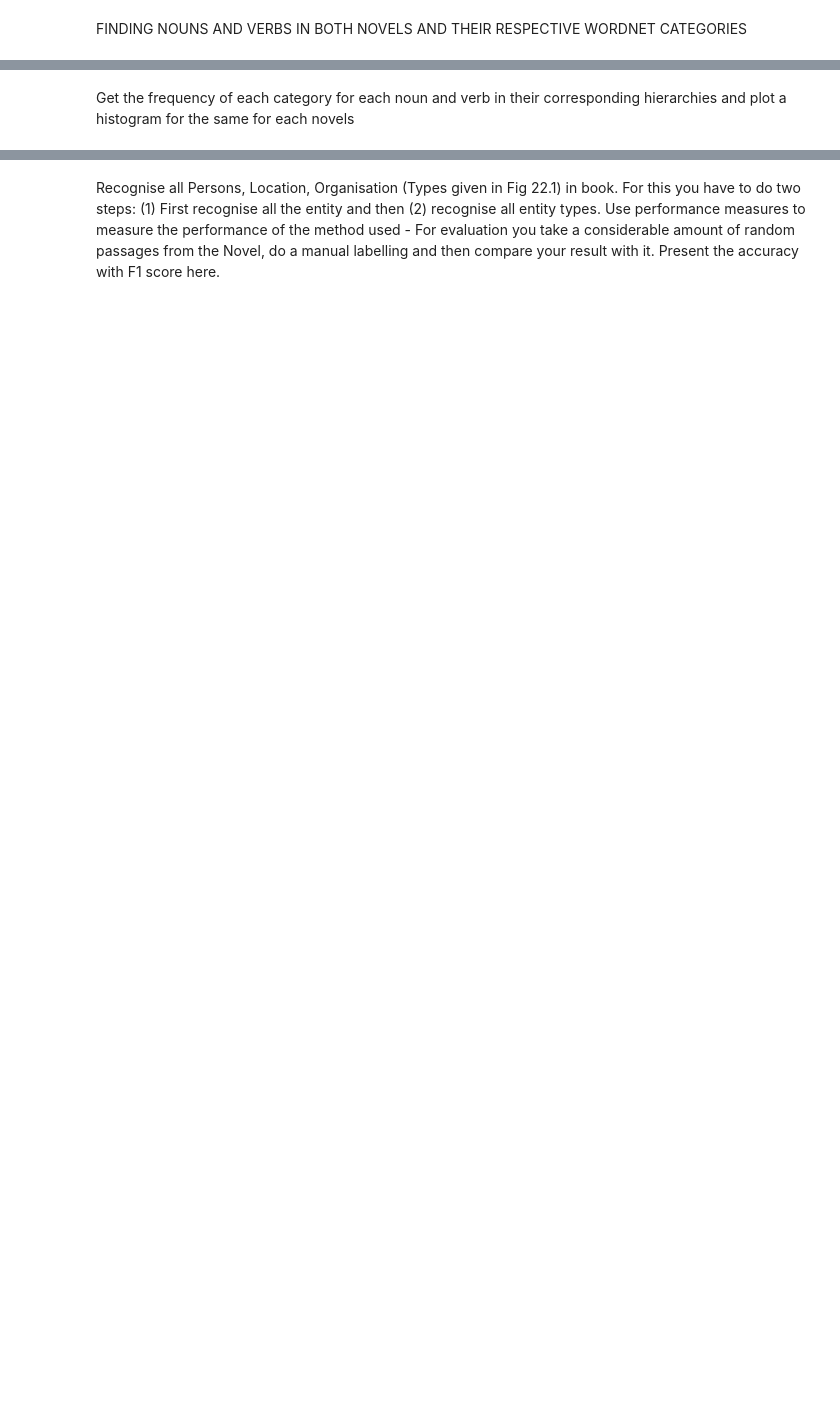
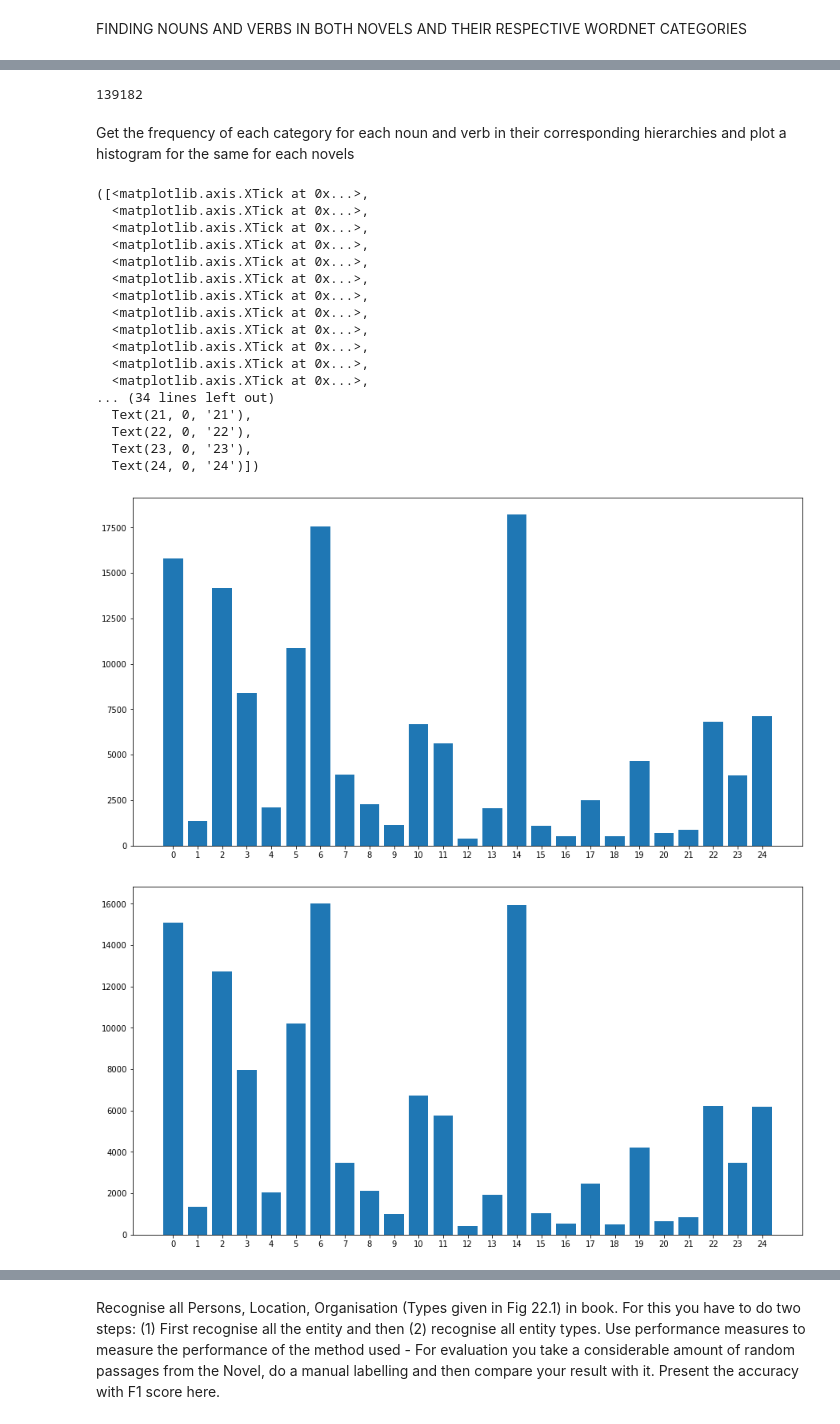
Before and after one commit to Rishabhsahu325/NLP_projectRound2, a Jupyter notebook: Round2.ipynb, the cells around one changed output, grey strips where cells are left out. Cells and saved outputs as stored; diff of their text form; code cells hidden in the pictures; blank space fills up the shorter version.

```diff
--- a/Round2.ipynb
+++ b/Round2.ipynb
@@ -82,12 +126,12 @@ FINDING NOUNS AND VERBS IN BOTH NOVELS AND THEIR RESPECTIVE WORDNET CATEGORIES
 nltk.download('averaged_perceptron_tagger')
 
 def noun(tokens):
-  is_noun = lambda pos: position[:1] == 'N'
-  nouns = [word for (word, position) in nltk.pos_tag(tokens) if is_noun(pos)]
+  is_noun = lambda pos: pos[:1] == 'N'
+  nouns = [word for (word, pos) in nltk.pos_tag(tokens) if is_noun(pos)]
   return nouns
 def verb(tokens):
-  is_verb = lambda pos: position[:1] == 'V'
-  verbs = [word for (word, position) in nltk.pos_tag(tokens) if is_verb(pos)]
+  is_verb = lambda pos: pos[:1] == 'V'
+  verbs = [word for (word, pos) in nltk.pos_tag(tokens) if is_verb(pos)]
   return verbs
 
 noun1=noun(words_book1)
@@ -96,0 +179,22 @@ verb2=verb(words_book2)
+# %%
+#GIVES TOTAL NOUN LEXNAMES AND TOTAL VERB LEXNAMES FOR FREQUENCY DISTRIBUTIONS
+def all_synsets(no,ve):
+  nouns=[]
+  verbs=[]
+  for word in no:
+    for synset in wn.synsets(word):
+      if(('noun' in synset.lexname()) & ('Tops' not in synset.lexname()) ):
+        nouns.append(synset.lexname())
+      if('verb' in synset.lexname()):
+        verbs.append(synset.lexname())
+  for word in ve:
+    for synset in wn.synsets(word):
+      if(('noun' in synset.lexname()) & ('Tops' not in synset.lexname()) ):
+        nouns.append(synset.lexname())
+      if('verb' in synset.lexname()):
+        verbs.append(synset.lexname())
+
+  return nouns,verbs
+# %%
+noun_superset1,verb_superset1=all_synsets(noun1,verb1)
+noun_superset2,verb_superset2=all_synsets(noun2,verb2)
@@ -97,2 +203,39 @@ verb2=verb(words_book2)
+# %%
+len(noun_superset1)
+# %% [output]
+139182
 # %% [markdown]
 Get the frequency of each category for each noun and verb in their corresponding hierarchies and plot a histogram for the same for each novels
+# %%
+import numpy as np
+labels, counts = np.unique(noun_superset1,return_counts=True)
+import matplotlib.pyplot as plt
+ticks = range(len(counts))
+plt.figure(figsize=(15,8))
+plt.bar(ticks,counts, align='center')
+plt.xticks(ticks, range(len(labels)))
+labels, counts = np.unique(noun_superset2,return_counts=True)
+ticks = range(len(counts))
+plt.figure(figsize=(15,8))
+plt.bar(ticks,counts, align='center')
+plt.xticks(ticks, range(len(labels)))
+# %% [output]
+([<matplotlib.axis.XTick at 0x...>,
+  <matplotlib.axis.XTick at 0x...>,
+  <matplotlib.axis.XTick at 0x...>,
+  <matplotlib.axis.XTick at 0x...>,
+  <matplotlib.axis.XTick at 0x...>,
+  <matplotlib.axis.XTick at 0x...>,
+  <matplotlib.axis.XTick at 0x...>,
+  <matplotlib.axis.XTick at 0x...>,
+  <matplotlib.axis.XTick at 0x...>,
+  <matplotlib.axis.XTick at 0x...>,
+  <matplotlib.axis.XTick at 0x...>,
+  <matplotlib.axis.XTick at 0x...>,
+... (34 lines left out)
+  Text(21, 0, '21'),
+  Text(22, 0, '22'),
+  Text(23, 0, '23'),
+  Text(24, 0, '24')])
+[figure, added]
+[figure, added]
```
Also changed, not shown: parts of 52 cells of this notebook, 2 other files.
